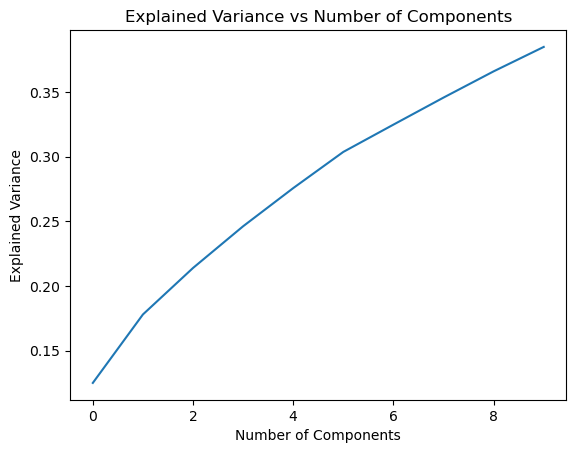
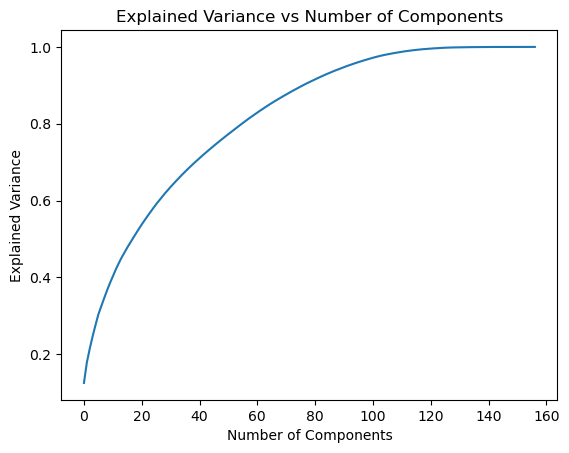
Code edit (unified diff) that turned the first committed figure into the second:
--- before
+++ after
@@ -1,4 +1,4 @@
 # Plot explained variance 
-plt.plot(np.cumsum(eigenvalues[0:10]) / np.sum(eigenvalues))
+plt.plot(np.cumsum(eigenvalues) / np.sum(eigenvalues))
 plt.xlabel('Number of Components')
 plt.ylabel('Explained Variance')

Commit: addition of reg_log_reg_v2 and grid_search